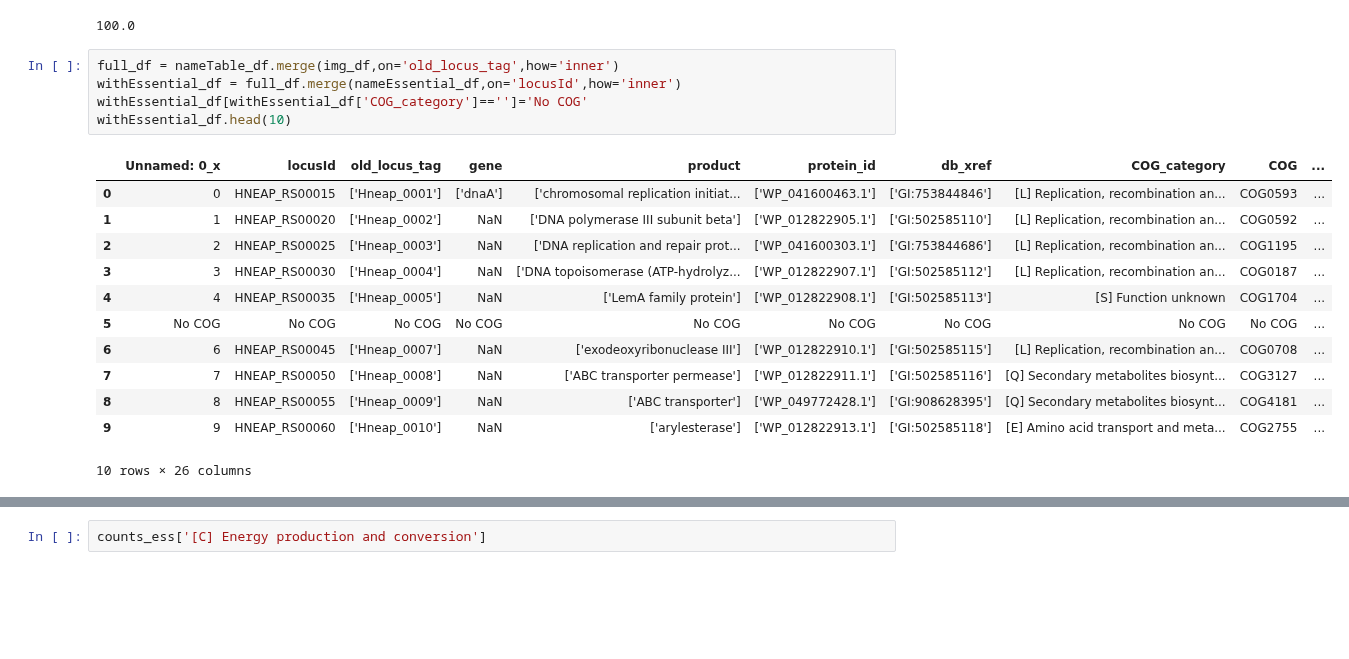
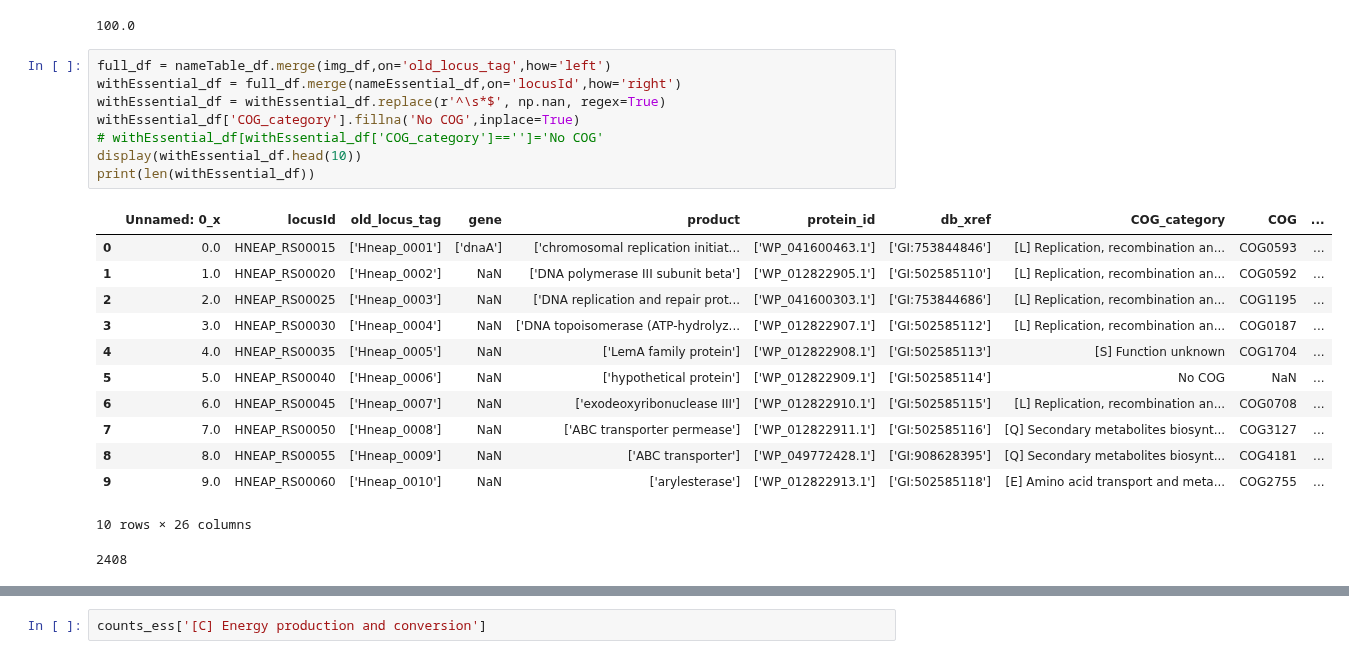
Before and after one commit to jackdesmarais/DabTransporterPaper, a Jupyter notebook: scripts/haloEnrichmentAnalysis/addCOGsToGenes.ipynb, the cells around one changed output, grey strips where cells are left out. Cells and saved outputs as stored; diff of their text form; blank space fills up the shorter version.

```diff
--- a/scripts/haloEnrichmentAnalysis/addCOGsToGenes.ipynb
+++ b/scripts/haloEnrichmentAnalysis/addCOGsToGenes.ipynb
@@ -101,22 +105,26 @@ COG_category
 dtype: float64
 100.0
 # %%
-full_df = nameTable_df.merge(img_df,on='old_locus_tag',how='inner')
-withEssential_df = full_df.merge(nameEssential_df,on='locusId',how='inner')
-withEssential_df[withEssential_df['COG_category']=='']='No COG'
-withEssential_df.head(10)
+full_df = nameTable_df.merge(img_df,on='old_locus_tag',how='left')
+withEssential_df = full_df.merge(nameEssential_df,on='locusId',how='right')
+withEssential_df = withEssential_df.replace(r'^\s*$', np.nan, regex=True)
+withEssential_df['COG_category'].fillna('No COG',inplace=True)
+# withEssential_df[withEssential_df['COG_category']=='']='No COG'
+display(withEssential_df.head(10))
+print(len(withEssential_df))
 # %% [output]
 |  | Unnamed: 0_x | locusId | old_locus_tag | gene | product | protein_id | db_xref | COG_category | COG | ... |
-| 0 | 0 | HNEAP_RS00015 | ['Hneap_0001'] | ['dnaA'] | ['chromosomal replication initiat... | ['WP_041600463.1'] | ['GI:753844846'] | [L] Replication, recombination an... | COG0593 | ... |
-| 1 | 1 | HNEAP_RS00020 | ['Hneap_0002'] | NaN | ['DNA polymerase III subunit beta'] | ['WP_012822905.1'] | ['GI:502585110'] | [L] Replication, recombination an... | COG0592 | ... |
-| 2 | 2 | HNEAP_RS00025 | ['Hneap_0003'] | NaN | ['DNA replication and repair prot... | ['WP_041600303.1'] | ['GI:753844686'] | [L] Replication, recombination an... | COG1195 | ... |
-| 3 | 3 | HNEAP_RS00030 | ['Hneap_0004'] | NaN | ['DNA topoisomerase (ATP-hydrolyz... | ['WP_012822907.1'] | ['GI:502585112'] | [L] Replication, recombination an... | COG0187 | ... |
-| 4 | 4 | HNEAP_RS00035 | ['Hneap_0005'] | NaN | ['LemA family protein'] | ['WP_012822908.1'] | ['GI:502585113'] | [S] Function unknown | COG1704 | ... |
-| 5 | No COG | No COG | No COG | No COG | No COG | No COG | No COG | No COG | No COG | ... |
-| 6 | 6 | HNEAP_RS00045 | ['Hneap_0007'] | NaN | ['exodeoxyribonuclease III'] | ['WP_012822910.1'] | ['GI:502585115'] | [L] Replication, recombination an... | COG0708 | ... |
-| 7 | 7 | HNEAP_RS00050 | ['Hneap_0008'] | NaN | ['ABC transporter permease'] | ['WP_012822911.1'] | ['GI:502585116'] | [Q] Secondary metabolites biosynt... | COG3127 | ... |
-| 8 | 8 | HNEAP_RS00055 | ['Hneap_0009'] | NaN | ['ABC transporter'] | ['WP_049772428.1'] | ['GI:908628395'] | [Q] Secondary metabolites biosynt... | COG4181 | ... |
-| 9 | 9 | HNEAP_RS00060 | ['Hneap_0010'] | NaN | ['arylesterase'] | ['WP_012822913.1'] | ['GI:502585118'] | [E] Amino acid transport and meta... | COG2755 | ... |
+| 0 | 0.0 | HNEAP_RS00015 | ['Hneap_0001'] | ['dnaA'] | ['chromosomal replication initiat... | ['WP_041600463.1'] | ['GI:753844846'] | [L] Replication, recombination an... | COG0593 | ... |
+| 1 | 1.0 | HNEAP_RS00020 | ['Hneap_0002'] | NaN | ['DNA polymerase III subunit beta'] | ['WP_012822905.1'] | ['GI:502585110'] | [L] Replication, recombination an... | COG0592 | ... |
+| 2 | 2.0 | HNEAP_RS00025 | ['Hneap_0003'] | NaN | ['DNA replication and repair prot... | ['WP_041600303.1'] | ['GI:753844686'] | [L] Replication, recombination an... | COG1195 | ... |
+| 3 | 3.0 | HNEAP_RS00030 | ['Hneap_0004'] | NaN | ['DNA topoisomerase (ATP-hydrolyz... | ['WP_012822907.1'] | ['GI:502585112'] | [L] Replication, recombination an... | COG0187 | ... |
+| 4 | 4.0 | HNEAP_RS00035 | ['Hneap_0005'] | NaN | ['LemA family protein'] | ['WP_012822908.1'] | ['GI:502585113'] | [S] Function unknown | COG1704 | ... |
+| 5 | 5.0 | HNEAP_RS00040 | ['Hneap_0006'] | NaN | ['hypothetical protein'] | ['WP_012822909.1'] | ['GI:502585114'] | No COG | NaN | ... |
+| 6 | 6.0 | HNEAP_RS00045 | ['Hneap_0007'] | NaN | ['exodeoxyribonuclease III'] | ['WP_012822910.1'] | ['GI:502585115'] | [L] Replication, recombination an... | COG0708 | ... |
+| 7 | 7.0 | HNEAP_RS00050 | ['Hneap_0008'] | NaN | ['ABC transporter permease'] | ['WP_012822911.1'] | ['GI:502585116'] | [Q] Secondary metabolites biosynt... | COG3127 | ... |
+| 8 | 8.0 | HNEAP_RS00055 | ['Hneap_0009'] | NaN | ['ABC transporter'] | ['WP_049772428.1'] | ['GI:908628395'] | [Q] Secondary metabolites biosynt... | COG4181 | ... |
+| 9 | 9.0 | HNEAP_RS00060 | ['Hneap_0010'] | NaN | ['arylesterase'] | ['WP_012822913.1'] | ['GI:502585118'] | [E] Amino acid transport and meta... | COG2755 | ... |
 10 rows × 26 columns
+2408
 # %%
 counts_genome = withEssential_df.groupby('COG_category').size()
```
Also changed, not shown: parts of 11 cells of this notebook, 6 other files.
